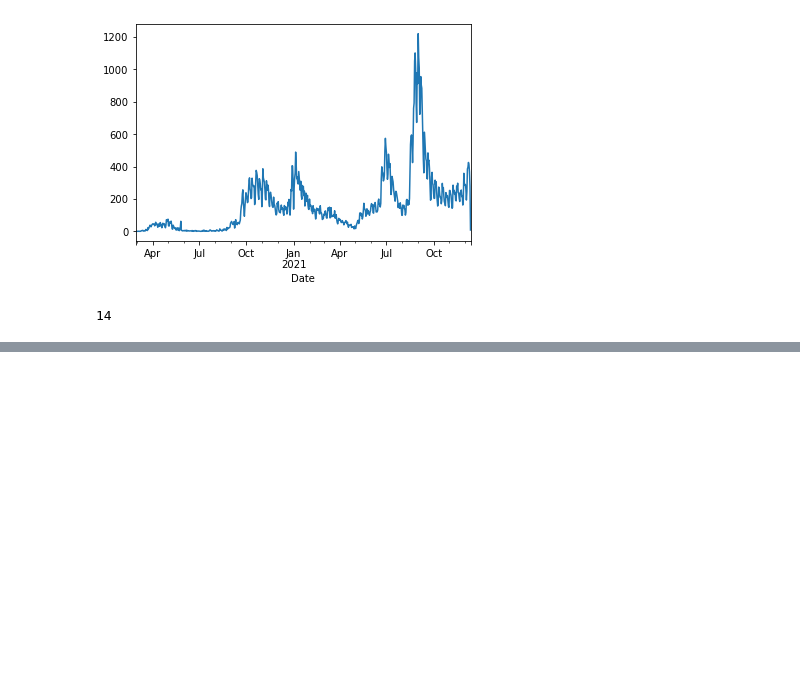
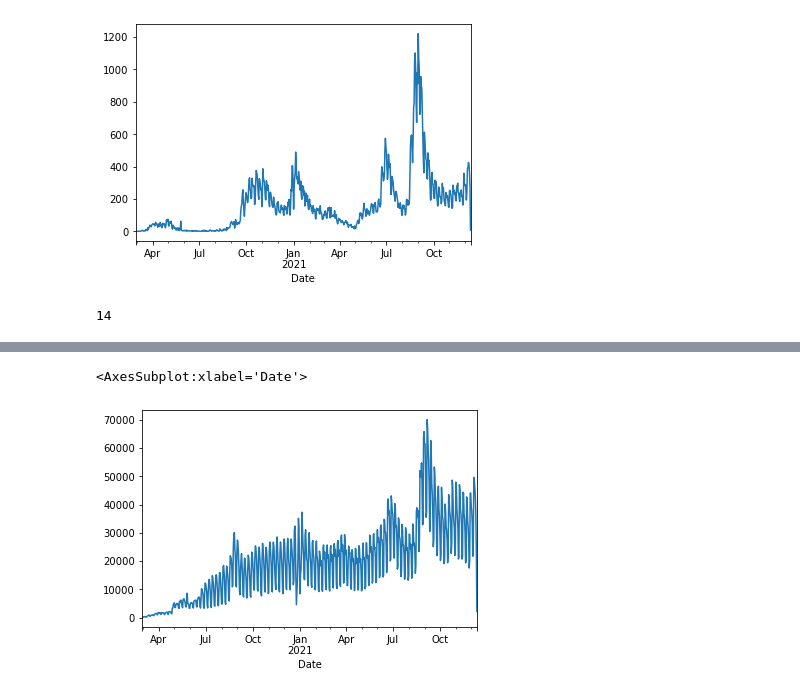
Before and after one commit to nowaycomputer/scotvid, a Jupyter notebook: dev/Scotvid.ipynb, the cells around one changed output, grey strips where cells are left out. Drawn from its saved outputs; the diff is of its cells as text; code cells hidden in the pictures; blank space fills up the shorter version.

```diff
--- a/dev/Scotvid.ipynb
+++ b/dev/Scotvid.ipynb
@@ -245,0 +334,5 @@ sorted(df_local['CAName'].unique().tolist()).index('Glasgow City')
+# %%
+df_hospital['TotalTests'].plot()
+# %% [output]
+<AxesSubplot:xlabel='Date'>
+[figure, added]
```
Also changed, not shown: parts of 21 cells of this notebook.
